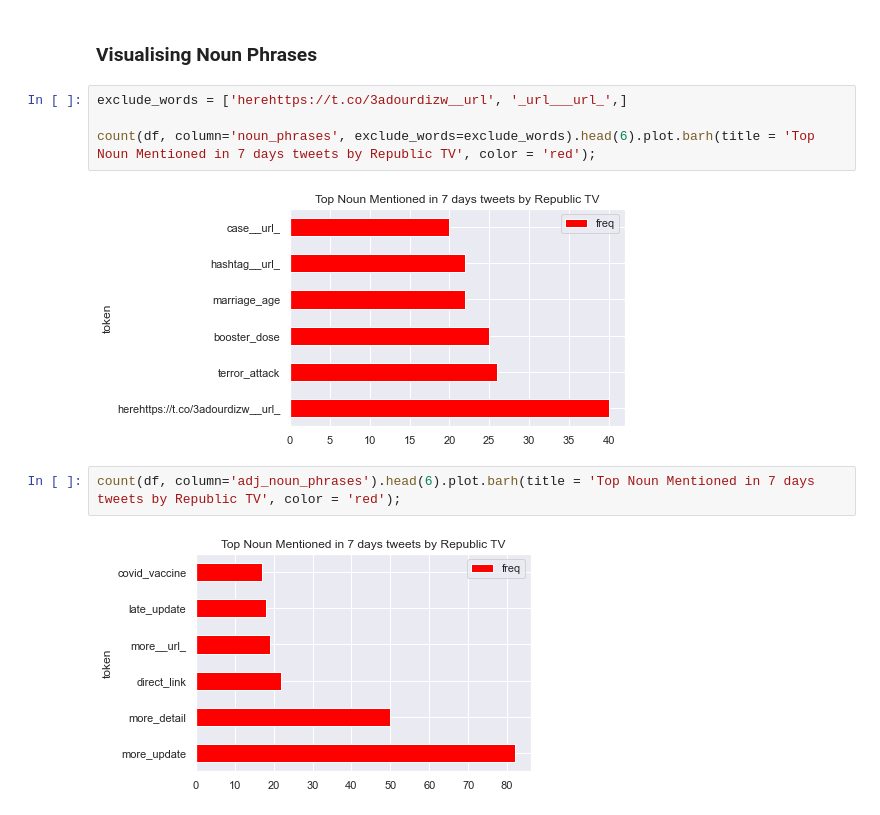
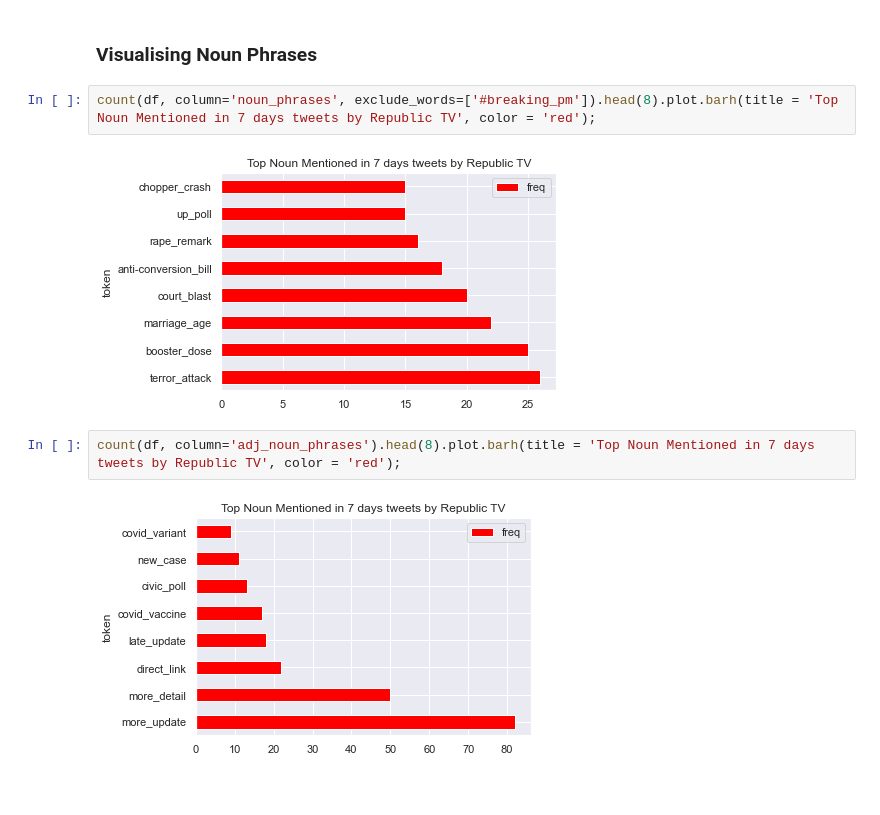
Before and after one commit to lkarjun/workouts-nlp, a Jupyter notebook: 4. Twitter-Usertimeline-Analysing/usertimeline.ipynb, the cells around one changed output. Drawn from its saved outputs; the diff is of its cells as text.

```diff
--- a/4. Twitter-Usertimeline-Analysing/usertimeline.ipynb
+++ b/4. Twitter-Usertimeline-Analysing/usertimeline.ipynb
@@ -339,12 +339,10 @@ count(df, column='entities', min_freq=15).head(10).plot.barh(title = 'Top Entite
 # %% [markdown]
 ### Visualising Noun Phrases
 # %%
-exclude_words = ['herehttps://t.co/3adourdizw__url', '_url___url_',]
-
-count(df, column='noun_phrases', exclude_words=exclude_words).head(6).plot.barh(title = 'Top Noun Mentioned in 7 days tweets by Republic TV', color = 'red');
+count(df, column='noun_phrases', exclude_words=['#breaking_pm']).head(8).plot.barh(title = 'Top Noun Mentioned in 7 days tweets by Republic TV', color = 'red');
 # %% [output]
-[figure, old version]
+[figure, new version]
 # %%
-count(df, column='adj_noun_phrases').head(6).plot.barh(title = 'Top Noun Mentioned in 7 days tweets by Republic TV', color = 'red');
+count(df, column='adj_noun_phrases').head(8).plot.barh(title = 'Top Noun Mentioned in 7 days tweets by Republic TV', color = 'red');
 # %% [output]
-[figure, old version]
+[figure, new version]
```
Also changed, not shown: parts of 1 cell of this notebook.
